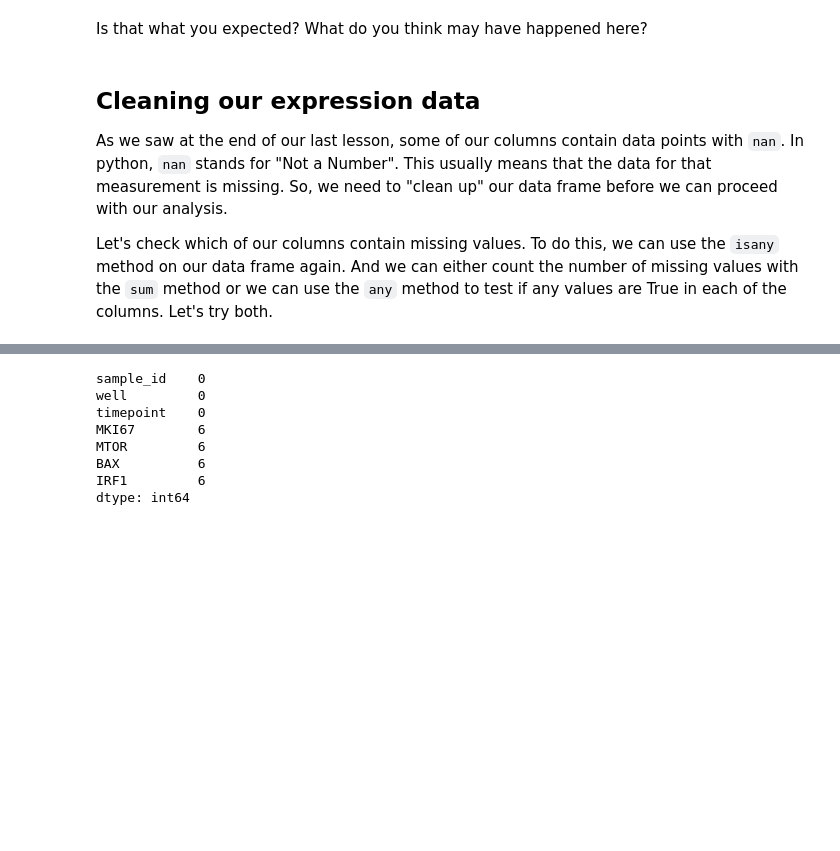
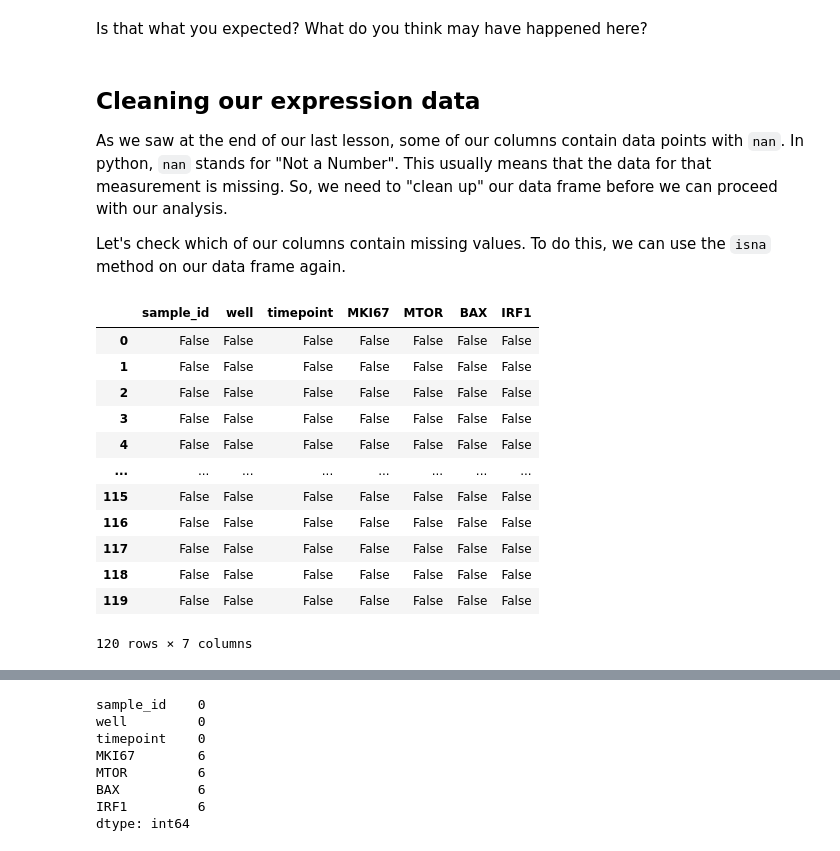
Before and after one commit to grkenney/WinSPIRE-HLC-Python, a Jupyter notebook: Notebooks/Keys/Day_2.3_Data_Analysis.ipynb, the cells around one changed output, grey strips where cells are left out. Drawn from its saved outputs; the diff is of its cells as text; code cells hidden in the pictures; blank space fills up the shorter version.

```diff
--- a/Notebooks/Keys/Day_2.3_Data_Analysis.ipynb
+++ b/Notebooks/Keys/Day_2.3_Data_Analysis.ipynb
@@ -34,4 +34,21 @@ Is that what you expected? What do you think may have happened here?
 ## Cleaning our expression data
 As we saw at the end of our last lesson, some of our columns contain data points with `nan`. In python, `nan` stands for "Not a Number". This usually means that the data for that measurement is missing. So, we need to "clean up" our data frame before we can proceed with our analysis.
 
-Let's check which of our columns contain missing values. To do this, we can use the `isany` method on our data frame again. And we can either count the number of missing values with the `sum` method or we can use the `any` method to test if any values are True in each of the columns. Let's try both.
+Let's check which of our columns contain missing values. To do this, we can use the `isna` method on our data frame again.
+# %%
+# use isna to test for missing values in df
+df.isna()
+# %% [output]
+|  | sample_id | well | timepoint | MKI67 | MTOR | BAX | IRF1 |
+| 0 | False | False | False | False | False | False | False |
+| 1 | False | False | False | False | False | False | False |
+| 2 | False | False | False | False | False | False | False |
+| 3 | False | False | False | False | False | False | False |
+| 4 | False | False | False | False | False | False | False |
+| ... | ... | ... | ... | ... | ... | ... | ... |
+| 115 | False | False | False | False | False | False | False |
+| 116 | False | False | False | False | False | False | False |
+| 117 | False | False | False | False | False | False | False |
+| 118 | False | False | False | False | False | False | False |
+| 119 | False | False | False | False | False | False | False |
+120 rows × 7 columns
```
Also changed, not shown: parts of 14 cells of this notebook.
